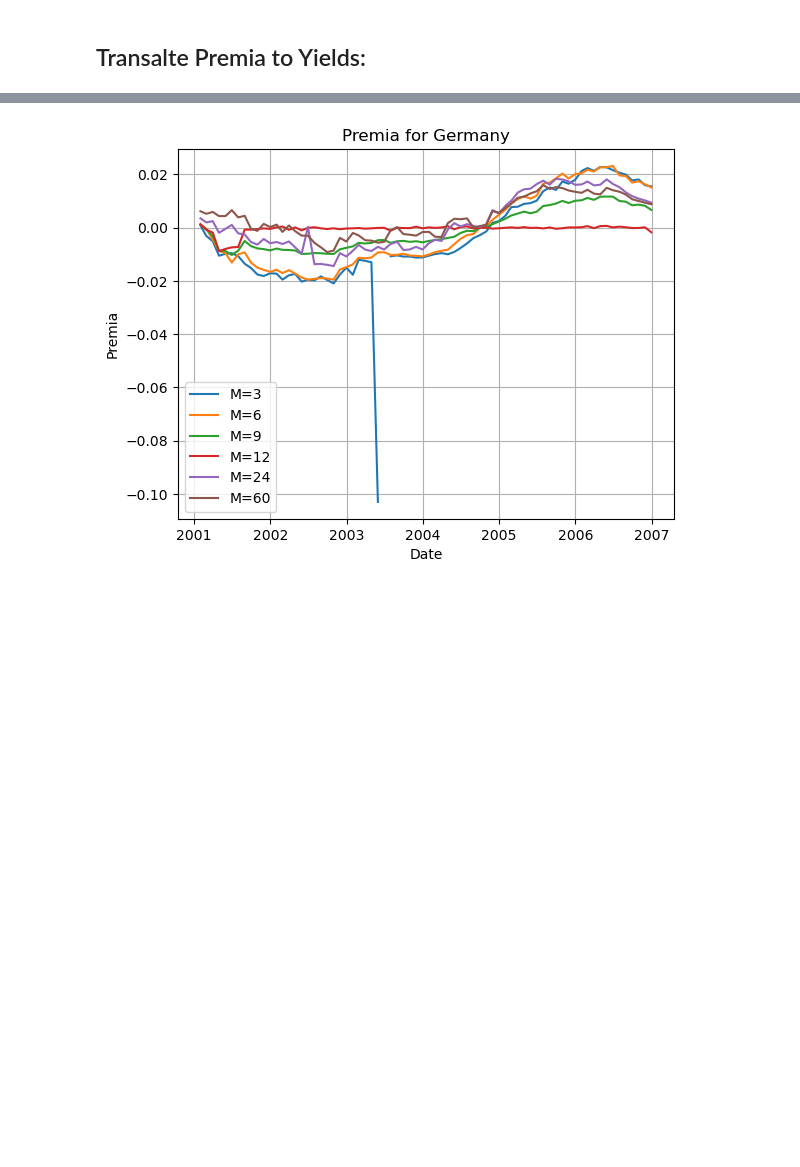
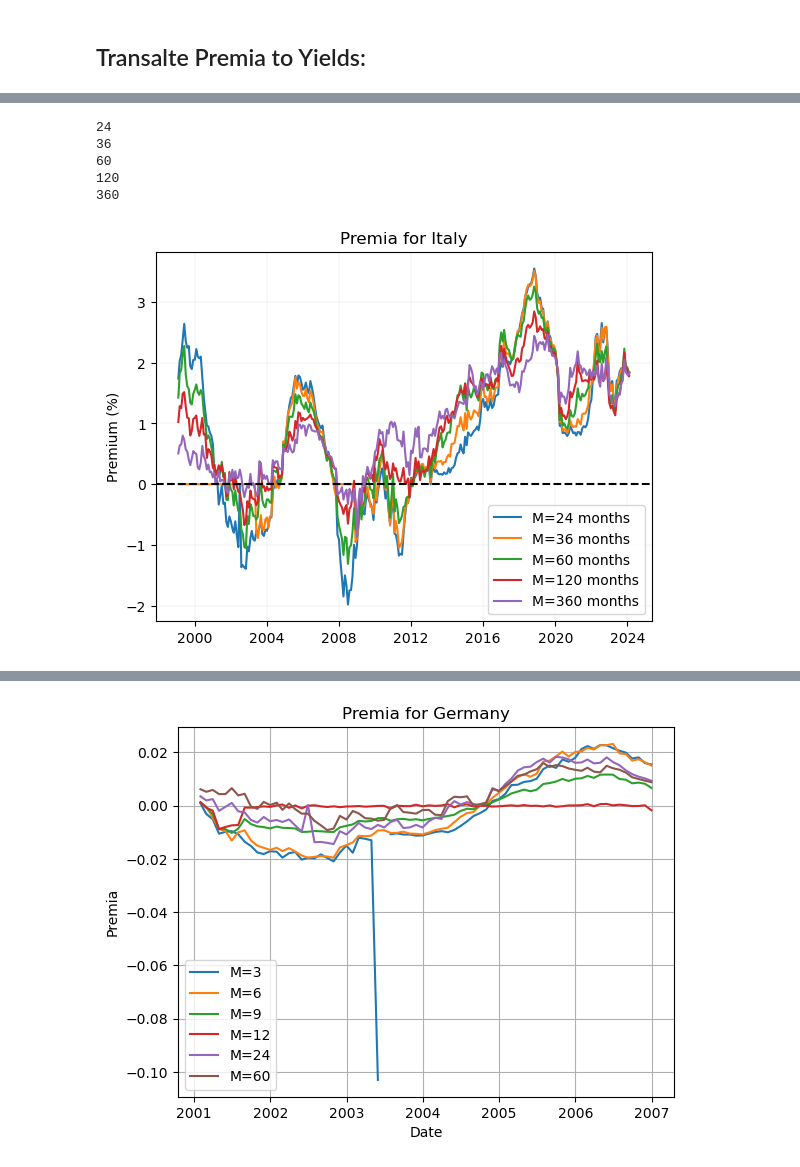
Before and after one commit to angeloahm/Expected_recovery_rates, a Jupyter notebook: Data/computing_premia.ipynb, the cells around one changed output, grey strips where cells are left out. Cells and saved outputs as stored; diff of their text form; code cells hidden in the pictures; blank space fills up the shorter version.

Commit message:
Trying to aggregate the premia weighting for Amt. Issued

```diff
--- a/Data/computing_premia.ipynb
+++ b/Data/computing_premia.ipynb
@@ -602,2 +602,20 @@ plt.show()
 # %%
 # Average the premia considering the maturities issued in each year!
+IT_bonds = pd.read_excel('ITALY_matured_included.xlsx')
+
+# Create a subset of IT_bonds with only the ISINs that are in the calendar
+IT_bonds = IT_bonds[IT_bonds['ISIN'].isin(calendar['ISIN'])]
+
+# Put dates in date format
+IT_bonds['Issue Date'] = pd.to_datetime(IT_bonds['Issue Date'], format='%m/%d/%Y')
+IT_bonds['Maturity'] = pd.to_datetime(IT_bonds['Maturity'], format='%m/%d/%Y')
+# %%
+# Create a variable that counts the number of months to maturity, that is, difference between the issuance date maturity date using the relativedelta function
+IT_bonds['Months to Maturity'] = IT_bonds.apply(lambda x: relativedelta(x['Maturity'], x['Issue Date']).years*12 + relativedelta(x['Maturity'], x['Issue Date']).months, axis=1)
+
+# For each year in the dataset, sum the 'Amt Issued' for each category 'Months to Maturity' in that year
+IT_bonds['Year'] = IT_bonds['Issue Date'].dt.year
+IT_bonds = IT_bonds.groupby(['Year', 'Months to Maturity'])['Amt Issued'].sum().reset_index()
+
+# Express amount issued per maturity as a share of the total amount issued in that year
+IT_bonds['Share'] = IT_bonds.groupby('Year')['Amt Issued'].apply(lambda x: x/x.sum())
@@ -603,0 +631,46 @@ plt.show()
+# %%
+# Compute USD yield for different periods
+Ms = IT_bonds['Months to Maturity'].unique()
+# Round Ms some maturities for the nearest neighbor:
+Ms[Ms==363]=360
+Ms[Ms==123]=120
+Ms[Ms==41]=36
+Ms[Ms==38]=36
+
+# Remove duplicates from Ms
+Ms = np.unique(Ms)
+for M in Ms:
+    print(M)
+    aux = compute_USD_yield(M)
+    # Transform to yearly yield:
+    aux['USD Yearly Yield'] = (1 + aux['USD Monthly Yield'])**12 - 1
+    # Drop monthly yield:
+    aux = aux.drop(columns=['USD Monthly Yield'])
+    aux2 = interpolate_yield(it_yield_df['Date'], it_yield_df, M)
+    # Drop yearly yield:
+    aux2 = aux2.drop(columns=['Monthly Yield'])
+    # Merge the two dataframes:
+    aux = pd.merge(aux, aux2, on='Dates')
+    # Subtract the two yields:
+    aux['Premia'] = (aux['USD Yearly Yield'] - aux['Yearly Yield'])
+    # Plot the difference
+    plt.plot(aux['Dates'], aux['Premia']*100, label=f'M={M} months')
+
+# Set plot title and grid
+plt.title('Premia for Italy')
+plt.ylabel('Premium (%)')
+plt.grid(linewidth=0.1)
+# Plot a dashed line on zero
+plt.axhline(0, color='black', linestyle='--')
+# Set plot limits and show legend
+#plt.ylim(-0.04, 0.04)
+#plt.xlim(pd.to_datetime('2010-01-01'), pd.to_datetime('2014-01-01'))
+plt.legend()
+plt.show()
+# %% [output]
+24
+36
+60
+120
+360
+[figure, added]
```
Also changed, not shown: parts of 7 cells of this notebook, 5 other files.
